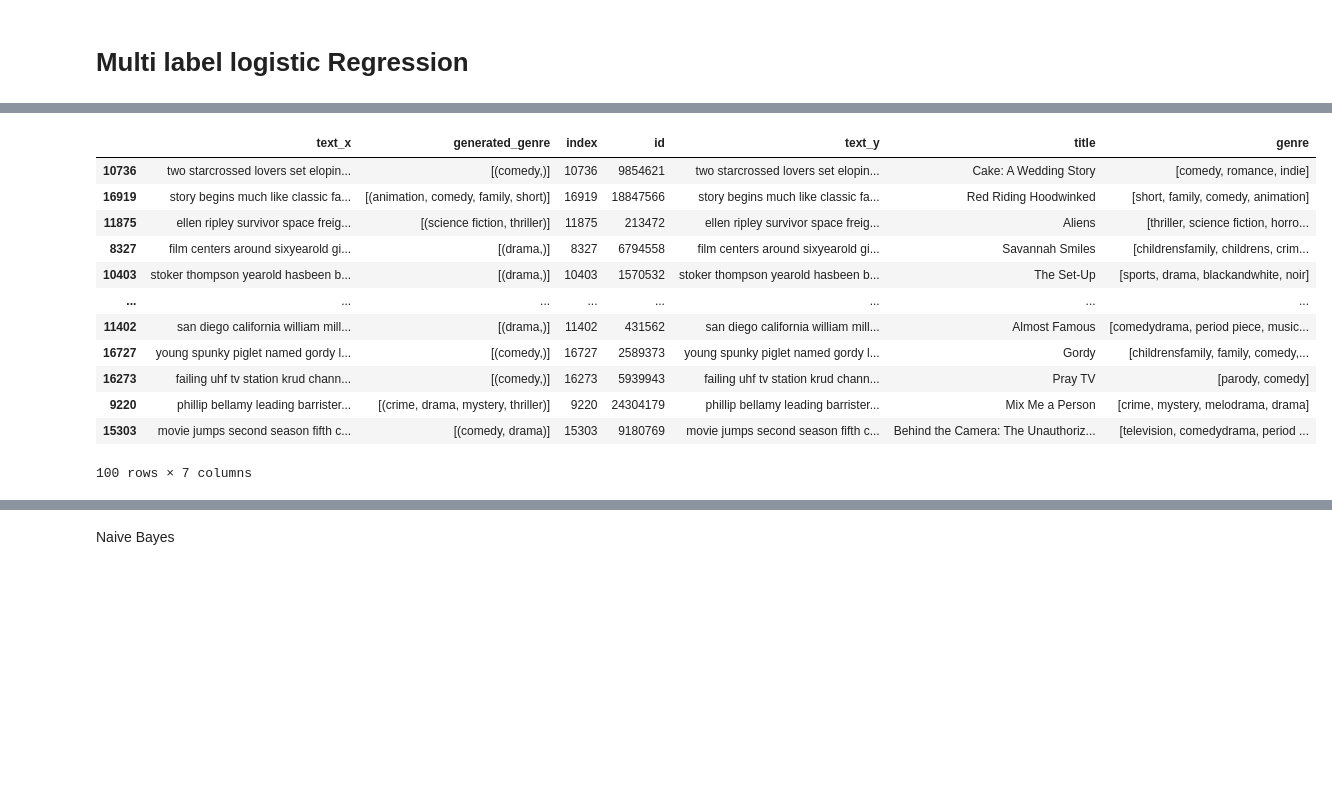
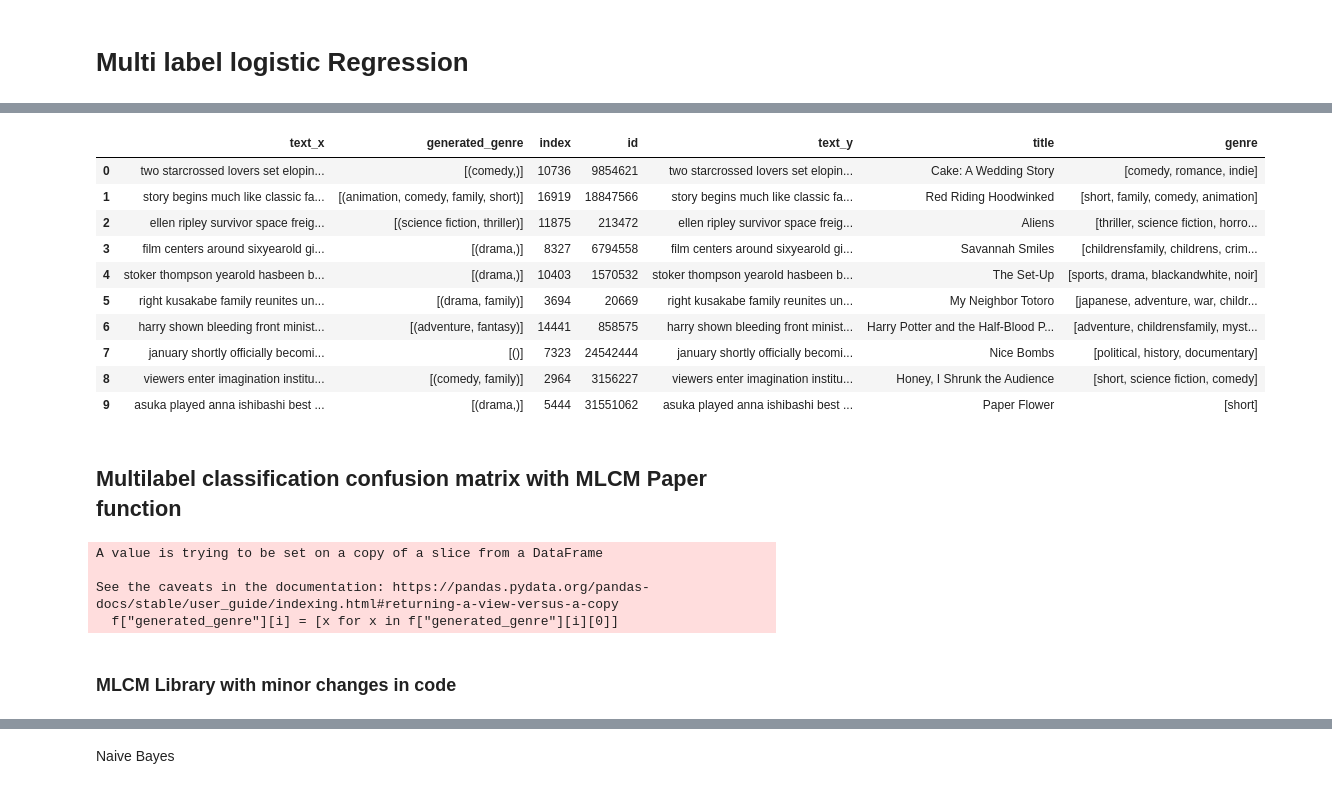
Before and after one commit to MatthiasRemta/NLP_Project, a Jupyter notebook: Logistic_Regression_try_balanced.ipynb, the cells around one changed output, grey strips where cells are left out. Saved outputs shown, nothing was run; the diff lists cells and outputs as text; code cells hidden in the pictures; blank space fills up the shorter version.

Commit message:
Insert mlcm function

```diff
--- a/Logistic_Regression_try_balanced.ipynb
+++ b/Logistic_Regression_try_balanced.ipynb
@@ -236,18 +252,51 @@ Actual genre:  ['drama', 'biopic feature', 'period piece', 'adaptation', 'romanc
 # %%
-f = pd.DataFrame(xval)[0:100]
+#Apply it to all Film
+f = pd.DataFrame(xval)
 f['generated_genre'] = pd.DataFrame(xval)['text'].apply(new_val)
-f.merge(df, left_index=True, how='left', right_index=True)
+f= f.merge(df, left_index=True, how='left', right_index=True).reset_index(drop=True)
+f.head(10)
 # %% [output]
 |  | text_x | generated_genre | index | id | text_y | title | genre |
-| 10736 | two starcrossed lovers set elopin... | [(comedy,)] | 10736 | 9854621 | two starcrossed lovers set elopin... | Cake: A Wedding Story | [comedy, romance, indie] |
-| 16919 | story begins much like classic fa... | [(animation, comedy, family, short)] | 16919 | 18847566 | story begins much like classic fa... | Red Riding Hoodwinked | [short, family, comedy, animation] |
-| 11875 | ellen ripley survivor space freig... | [(science fiction, thriller)] | 11875 | 213472 | ellen ripley survivor space freig... | Aliens | [thriller, science fiction, horro... |
-| 8327 | film centers around sixyearold gi... | [(drama,)] | 8327 | 6794558 | film centers around sixyearold gi... | Savannah Smiles | [childrensfamily, childrens, crim... |
-| 10403 | stoker thompson yearold hasbeen b... | [(drama,)] | 10403 | 1570532 | stoker thompson yearold hasbeen b... | The Set-Up | [sports, drama, blackandwhite, noir] |
-| ... | ... | ... | ... | ... | ... | ... | ... |
-| 11402 | san diego california william mill... | [(drama,)] | 11402 | 431562 | san diego california william mill... | Almost Famous | [comedydrama, period piece, music... |
-| 16727 | young spunky piglet named gordy l... | [(comedy,)] | 16727 | 2589373 | young spunky piglet named gordy l... | Gordy | [childrensfamily, family, comedy,... |
-| 16273 | failing uhf tv station krud chann... | [(comedy,)] | 16273 | 5939943 | failing uhf tv station krud chann... | Pray TV | [parody, comedy] |
-| 9220 | phillip bellamy leading barrister... | [(crime, drama, mystery, thriller)] | 9220 | 24304179 | phillip bellamy leading barrister... | Mix Me a Person | [crime, mystery, melodrama, drama] |
-| 15303 | movie jumps second season fifth c... | [(comedy, drama)] | 15303 | 9180769 | movie jumps second season fifth c... | Behind the Camera: The Unauthoriz... | [television, comedydrama, period ... |
+| 0 | two starcrossed lovers set elopin... | [(comedy,)] | 10736 | 9854621 | two starcrossed lovers set elopin... | Cake: A Wedding Story | [comedy, romance, indie] |
+| 1 | story begins much like classic fa... | [(animation, comedy, family, short)] | 16919 | 18847566 | story begins much like classic fa... | Red Riding Hoodwinked | [short, family, comedy, animation] |
+| 2 | ellen ripley survivor space freig... | [(science fiction, thriller)] | 11875 | 213472 | ellen ripley survivor space freig... | Aliens | [thriller, science fiction, horro... |
+| 3 | film centers around sixyearold gi... | [(drama,)] | 8327 | 6794558 | film centers around sixyearold gi... | Savannah Smiles | [childrensfamily, childrens, crim... |
+| 4 | stoker thompson yearold hasbeen b... | [(drama,)] | 10403 | 1570532 | stoker thompson yearold hasbeen b... | The Set-Up | [sports, drama, blackandwhite, noir] |
+| 5 | right kusakabe family reunites un... | [(drama, family)] | 3694 | 20669 | right kusakabe family reunites un... | My Neighbor Totoro | [japanese, adventure, war, childr... |
+| 6 | harry shown bleeding front minist... | [(adventure, fantasy)] | 14441 | 858575 | harry shown bleeding front minist... | Harry Potter and the Half-Blood P... | [adventure, childrensfamily, myst... |
+| 7 | january shortly officially becomi... | [()] | 7323 | 24542444 | january shortly officially becomi... | Nice Bombs | [political, history, documentary] |
+| 8 | viewers enter imagination institu... | [(comedy, family)] | 2964 | 3156227 | viewers enter imagination institu... | Honey, I Shrunk the Audience | [short, science fiction, comedy] |
+| 9 | asuka played anna ishibashi best ... | [(drama,)] | 5444 | 31551062 | asuka played anna ishibashi best ... | Paper Flower | [short] |
-100 rows × 7 columns
+# %% [markdown]
+## Multilabel classification confusion matrix with MLCM Paper function
+# %%
+#clean lists
+for i in range(len(f["generated_genre"])):
+    f["generated_genre"][i] = [x for x in f["generated_genre"][i][0]]
+
+#sort lists in genre alphabetically
+f["genre"] = f["genre"].apply(lambda x: sorted(x))
+
+
+###prepare for library
+
+# Create a set
+unique_genre = set()
+for genres in f["genre"]:
+    unique_genre.update(genres)
+unique_genre = list(unique_genre)
+
+#one-hot encoding
+one_hot_true = [[1 if genre in movie_genres else 0 for genre in unique_genre] for movie_genres in f["genre"]]
+one_hot_pred = [[1 if genre in movie_genres else 0 for genre in unique_genre] for movie_genres in f["generated_genre"]]
+
+#arrays
+label_true = np.array(one_hot_true)
+label_pred = np.array(one_hot_pred)
+# %% [output]
+A value is trying to be set on a copy of a slice from a DataFrame
+
+See the caveats in the documentation: https://pandas.pydata.org/pandas-docs/stable/user_guide/indexing.html#returning-a-view-versus-a-copy
+  f["generated_genre"][i] = [x for x in f["generated_genre"][i][0]]
+# %% [markdown]
+### MLCM Library with minor changes in code
```
Also changed, not shown: parts of 10 cells of this notebook.
